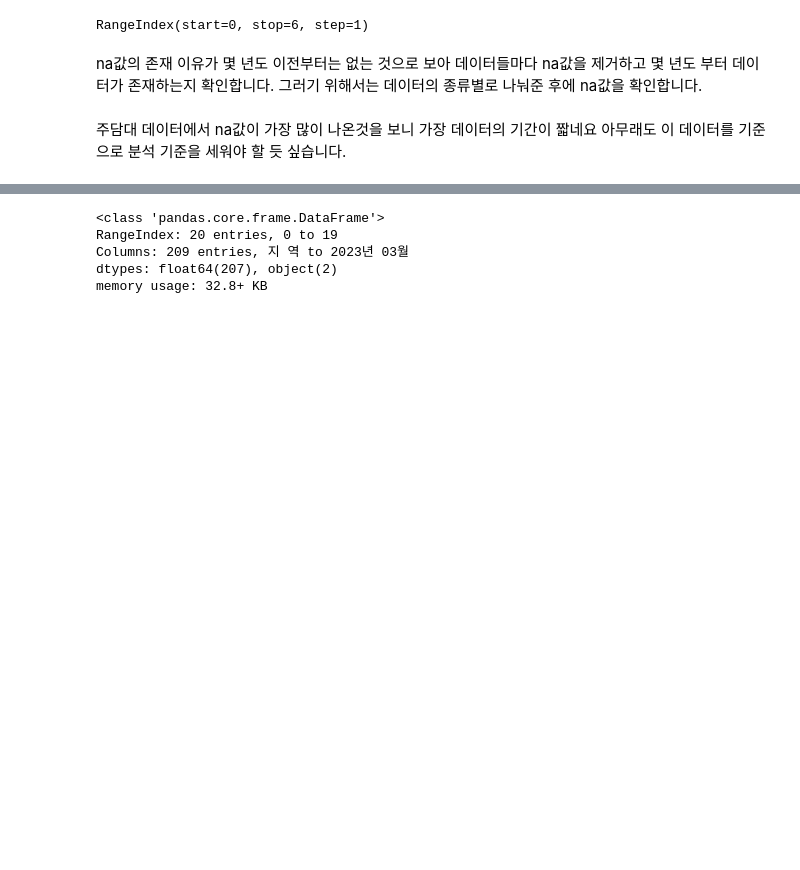
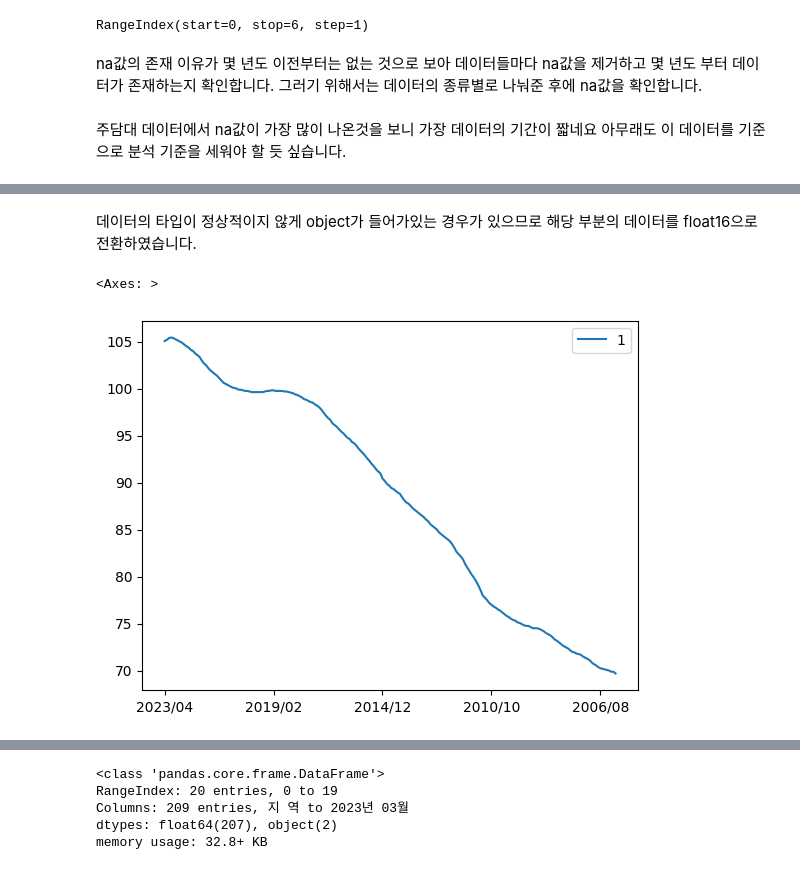
Before and after one commit to dongyoon9802/pythonAnalasys, a Jupyter notebook: pyhtonAnalysis.ipynb, the cells around one changed output, grey strips where cells are left out. Drawn from its saved outputs; the diff is of its cells as text; code cells hidden in the pictures; blank space fills up the shorter version.

```diff
--- a/pyhtonAnalysis.ipynb
+++ b/pyhtonAnalysis.ipynb
@@ -129,0 +147,20 @@ TypeError: ignored
+# %% [markdown]
+데이터의 타입이 정상적이지 않게 object가 들어가있는 경우가 있으므로 해당 부분의 데이터를 float16으로 전환하였습니다.
+# %%
+import matplotlib.pyplot as plt
+
+# Transpose the dataframes so that the dates are the indices (for the x-axis)
+
+test = mortgageLoan.transpose().head(5)
+
+# Get all column names except the first one
+columns_to_convert = mortgageLoan.columns[1:]
+
+# Convert those columns to float
+# df[columns_to_convert] = df[columns_to_convert].astype('float16')
+
+# mortgageLoan.astype()
+mortgageLoan[columns_to_convert].astype('float16').transpose().plot()
+# %% [output]
+<Axes: >
+[figure, added]
```
Also changed, not shown: parts of 24 cells of this notebook.
